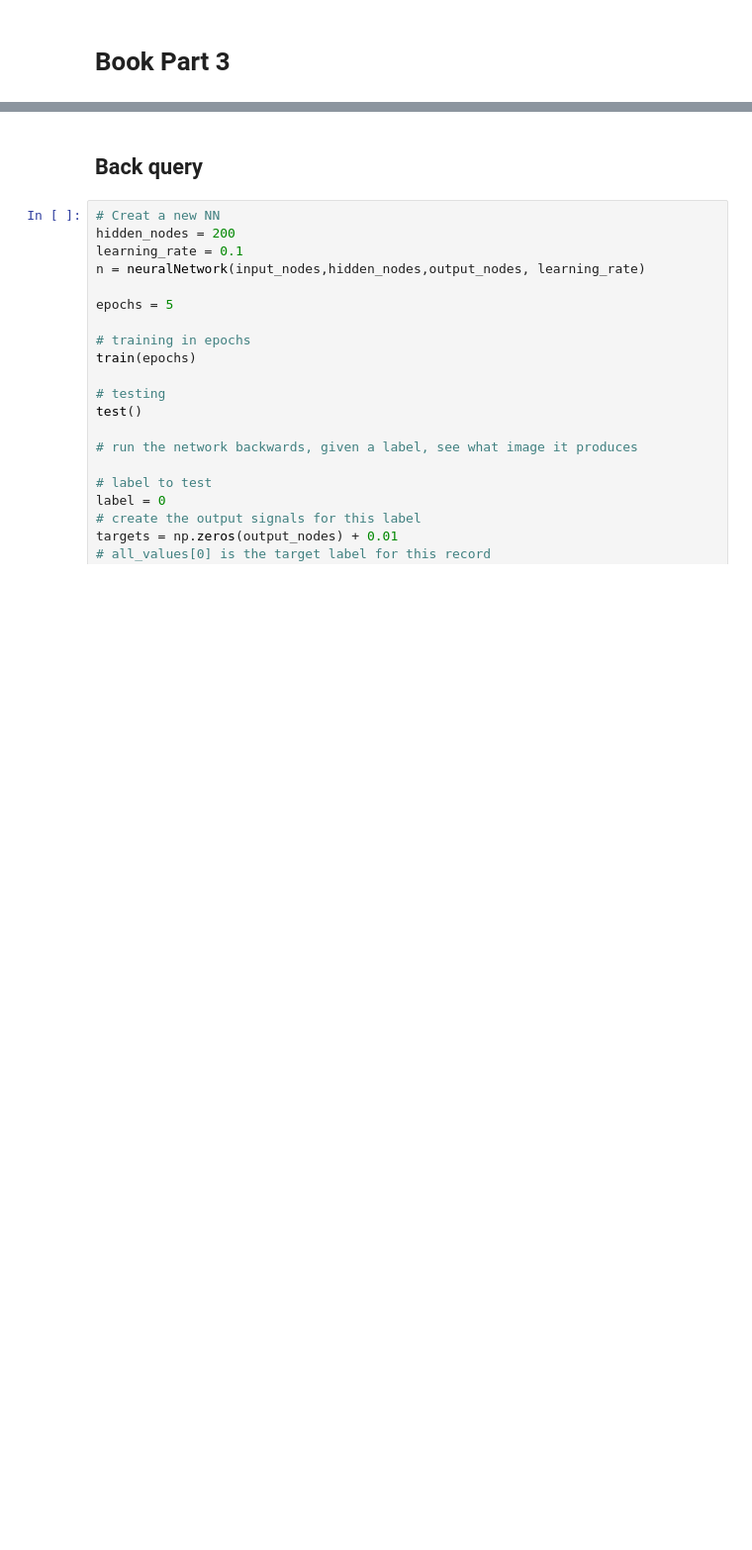
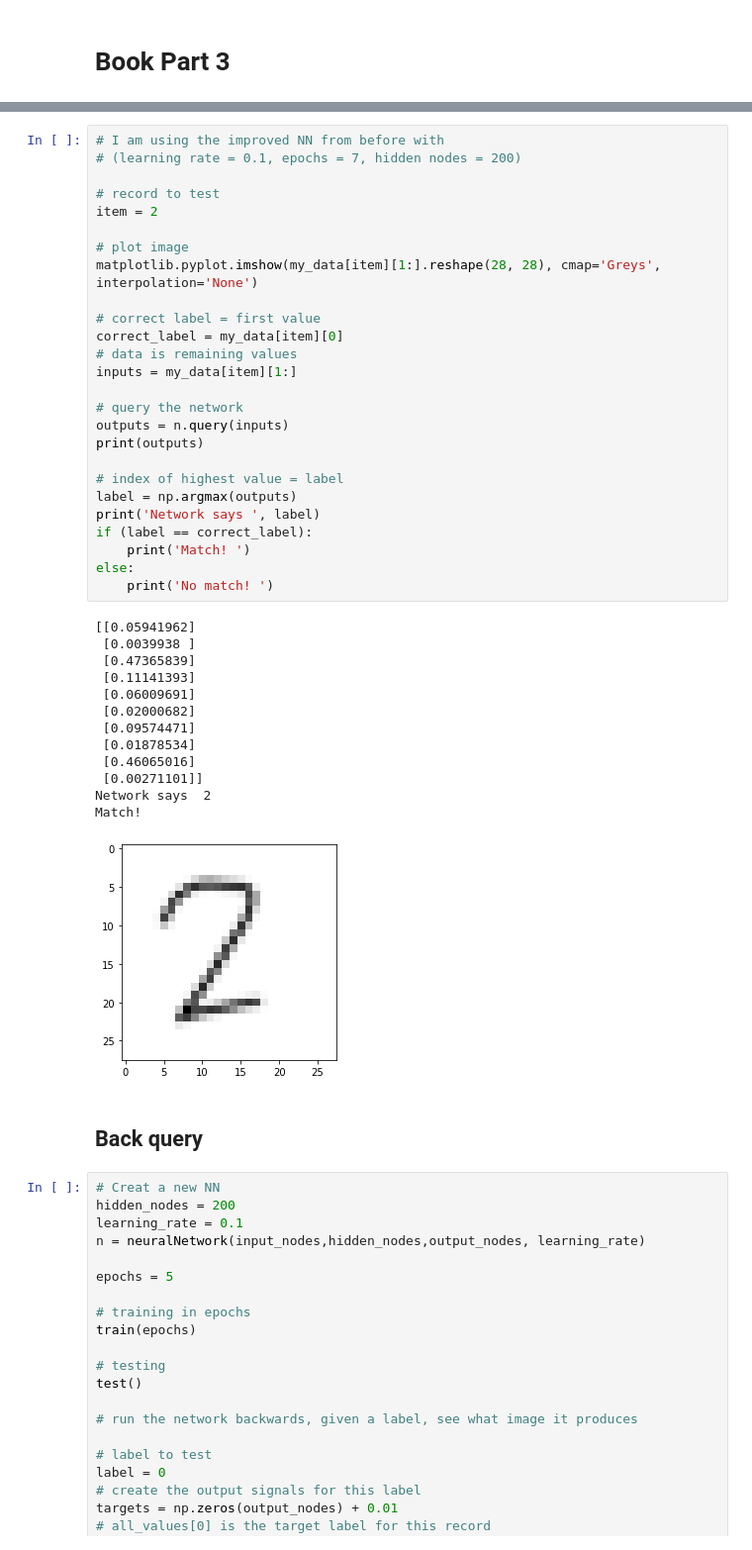
Before and after one commit to shh-long/NN, a Jupyter notebook: PS0.ipynb, the cells around one changed output, grey strips where cells are left out. Shown at 99% size. Saved outputs shown, nothing was run; the diff lists cells and outputs as text; blank space fills up the shorter version.

```diff
--- a/PS0.ipynb
+++ b/PS0.ipynb
@@ -940,3 +1130,43 @@ my_data = []
+# %%
+# I am using the improved NN from before with
+# (learning rate = 0.1, epochs = 7, hidden nodes = 200)
+
+# record to test
+item = 2
+
+# plot image
+matplotlib.pyplot.imshow(my_data[item][1:].reshape(28, 28), cmap='Greys', interpolation='None')
+
+# correct label = first value
+correct_label = my_data[item][0]
+# data is remaining values
+inputs = my_data[item][1:]
+
+# query the network
+outputs = n.query(inputs)
+print(outputs)
+
+# index of highest value = label
+label = np.argmax(outputs)
+print('Network says ', label)
+if (label == correct_label):
+    print('Match! ')
+else:
+    print('No match! ')
+# %% [output]
+[[0.05941962]
+ [0.0039938 ]
+ [0.47365839]
+ [0.11141393]
+ [0.06009691]
+ [0.02000682]
+ [0.09574471]
+ [0.01878534]
+ [0.46065016]
+ [0.00271101]]
+Network says  2
+Match!
+[figure, added]
 # %% [markdown]
 ## Back query
 # %%
```
Also changed, not shown: parts of 33 cells of this notebook.
